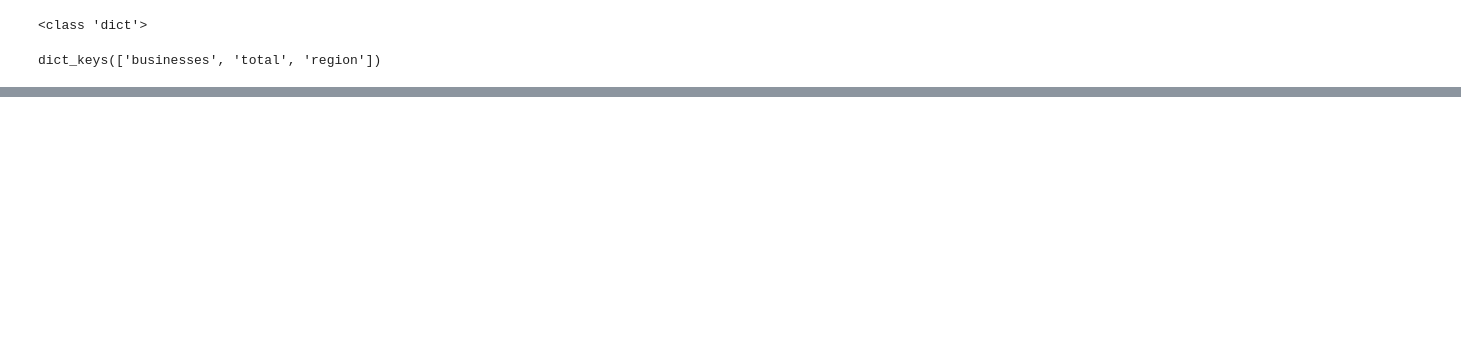
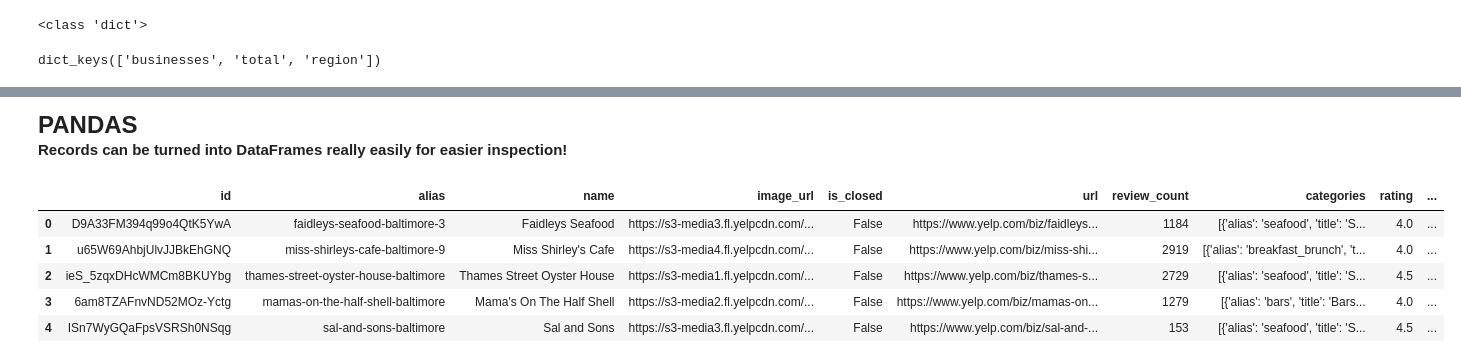
Before and after one commit to Suganthan-Thamotharampillai/01.31.Week_14_Efficient-Yelp-API-Calls_Suganthan-Thamotharampillai, a Jupyter notebook: 01.31.Week_14_Efficient-Yelp-API-Calls_Suganthan-Thamotharampillai.ipynb, the cells around one changed output, grey strips where cells are left out. Cells and saved outputs as stored; diff of their text form; code cells hidden in the pictures; blank space fills up the shorter version.

```diff
--- a/01.31.Week_14_Efficient-Yelp-API-Calls_Suganthan-Thamotharampillai.ipynb
+++ b/01.31.Week_14_Efficient-Yelp-API-Calls_Suganthan-Thamotharampillai.ipynb
@@ -30,0 +106,13 @@ dict_keys(['businesses', 'total', 'region'])
+# %%
+## We will explore the following .json file that is an example of the output from a yelp api call searching for crab cakes in Baltimore
+## The is an Example Yelp Results file
+
+## What is the top-level of the JSON data?
+# Open the jsonfile and display the first level of keys
+# open API results WITH json module
+import json
+with open('Data/example_yelp_results.json') as f:   #adjust for your path
+    json_file = json.load(f)
+
+## What type is top-level of json?
+type(json_file)
@@ -30,0 +247,13 @@ dict_keys(['businesses', 'total', 'region'])
+# %% [markdown]
+<b><font size=5>PANDAS</FONT><BR>Records can be turned into DataFrames really easily for easier inspection!
+# %%
+import pandas as pd
+df_businesses = pd.DataFrame(json_file['businesses'])
+df_businesses.head()
+# %% [output]
+|  | id | alias | name | image_url | is_closed | url | review_count | categories | rating | ... |
+| 0 | D9A33FM394q99o4QtK5YwA | faidleys-seafood-baltimore-3 | Faidleys Seafood | https://s3-media3.fl.yelpcdn.com/... | False | https://www.yelp.com/biz/faidleys... | 1184 | [{'alias': 'seafood', 'title': 'S... | 4.0 | ... |
+| 1 | u65W69AhbjUlvJJBkEhGNQ | miss-shirleys-cafe-baltimore-9 | Miss Shirley's Cafe | https://s3-media4.fl.yelpcdn.com/... | False | https://www.yelp.com/biz/miss-shi... | 2919 | [{'alias': 'breakfast_brunch', 't... | 4.0 | ... |
+| 2 | ieS_5zqxDHcWMCm8BKUYbg | thames-street-oyster-house-baltimore | Thames Street Oyster House | https://s3-media1.fl.yelpcdn.com/... | False | https://www.yelp.com/biz/thames-s... | 2729 | [{'alias': 'seafood', 'title': 'S... | 4.5 | ... |
+| 3 | 6am8TZAFnvND52MOz-Yctg | mamas-on-the-half-shell-baltimore | Mama's On The Half Shell | https://s3-media2.fl.yelpcdn.com/... | False | https://www.yelp.com/biz/mamas-on... | 1279 | [{'alias': 'bars', 'title': 'Bars... | 4.0 | ... |
+| 4 | ISn7WyGQaFpsVSRSh0NSqg | sal-and-sons-baltimore | Sal and Sons | https://s3-media3.fl.yelpcdn.com/... | False | https://www.yelp.com/biz/sal-and-... | 153 | [{'alias': 'seafood', 'title': 'S... | 4.5 | ... |
```
Also changed, not shown: parts of 67 cells of this notebook, 4 other files.
